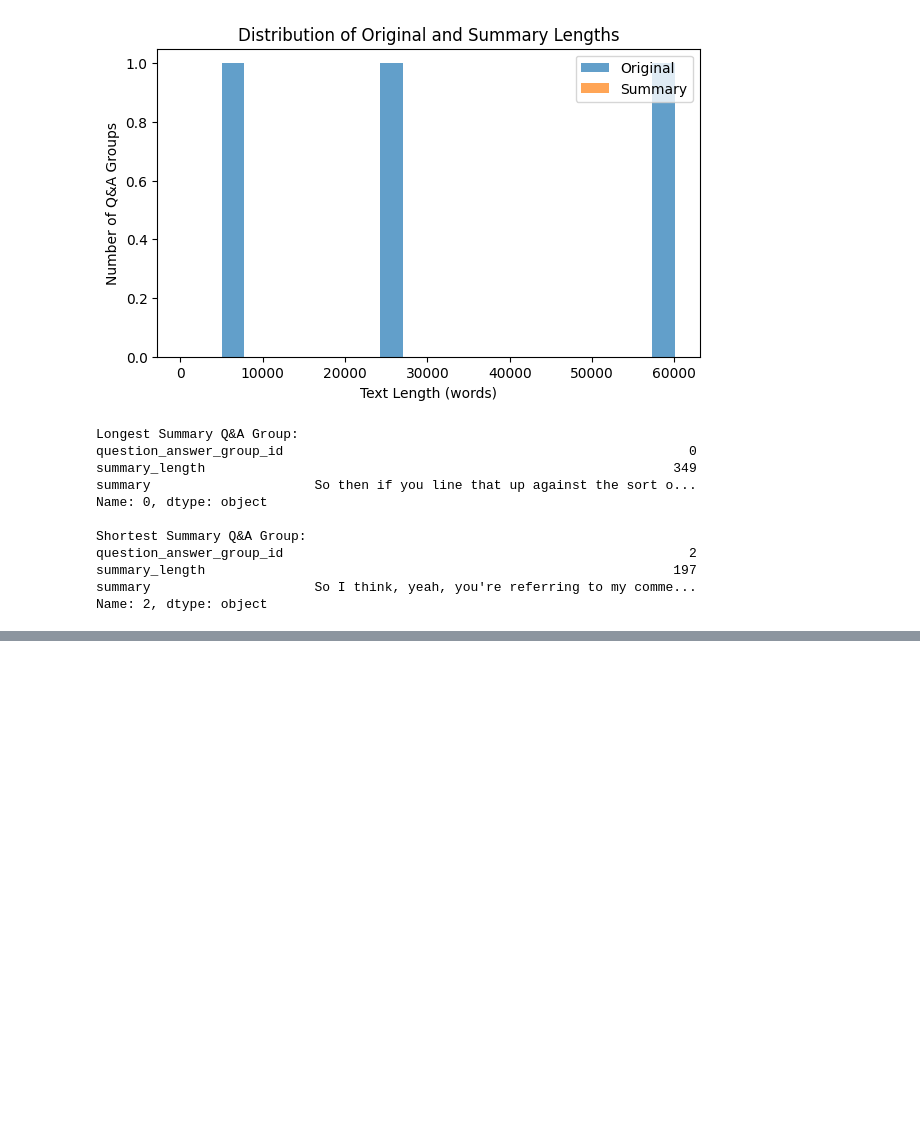
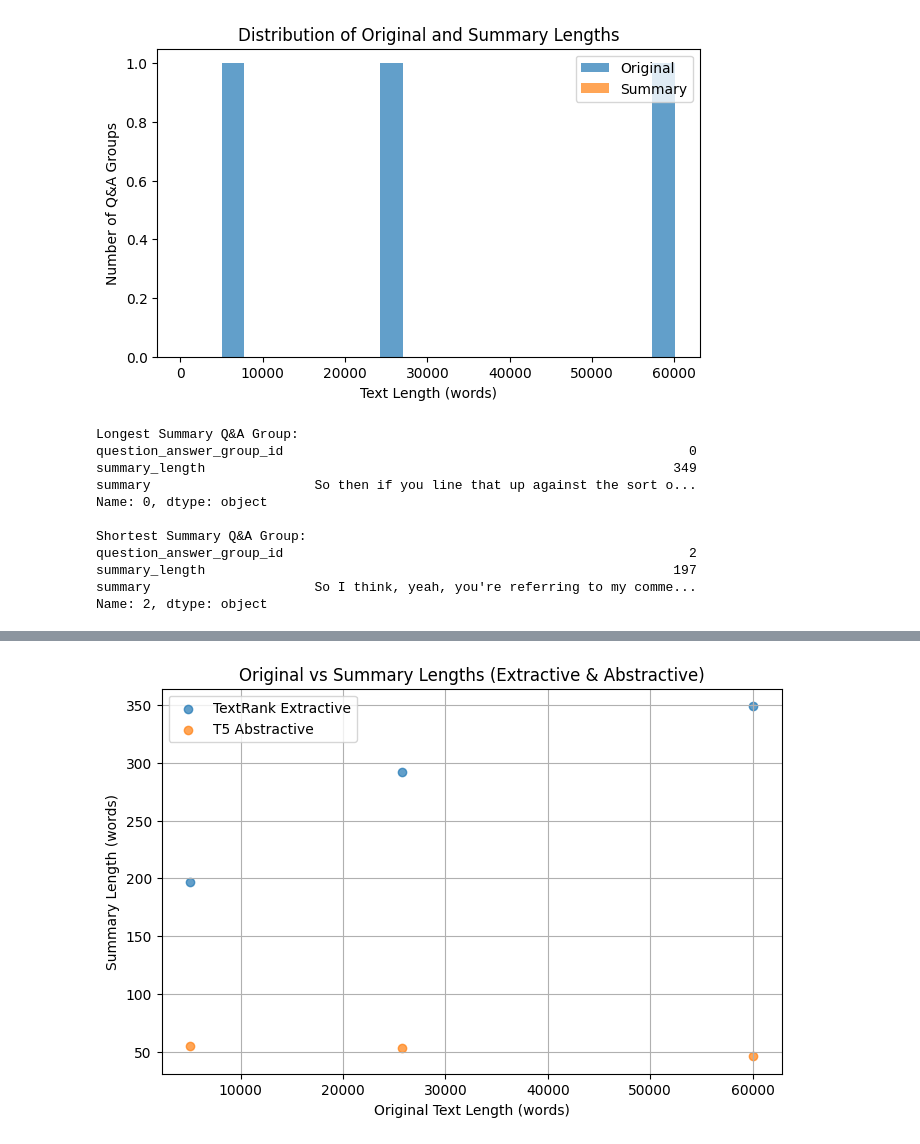
Before and after one commit to EErlando/Quarterly-Bytes, a Jupyter notebook: notebooks/2_exploratory_data_analysis/Text_SUM.ipynb, the cells around one changed output, grey strips where cells are left out. Drawn from its saved outputs; the diff is of its cells as text; code cells hidden in the pictures; blank space fills up the shorter version.

```diff
--- a/notebooks/2_exploratory_data_analysis/Text_SUM.ipynb
+++ b/notebooks/2_exploratory_data_analysis/Text_SUM.ipynb
@@ -233,0 +314,6 @@ nltk.download('punkt_tab')
+# %%
+from transformers import pipeline
+
+# T5 summarization
+
+summarizer = pipeline("summarization", model="t5-small", tokenizer="t5-small")
@@ -233,0 +327,13 @@ nltk.download('punkt_tab')
+# %%
+# You can limit to first 512 tokens for longer content
+def abstractive_summary(text, max_length=60, min_length=15):
+    # Optional: Truncate input for very long groups
+    if len(text.split()) > 500:
+        text = ' '.join(text.split()[:500])
+    # Add "summarize:" prefix for T5
+    input_text = "summarize: " + text
+    summary = summarizer(input_text, max_length=max_length, min_length=min_length, do_sample=False)
+    return summary[0]['summary_text']
+
+# Apply to your grouped_df (may take a while if many rows!)
+grouped_df['t5_summary'] = grouped_df['content'].apply(abstractive_summary)
@@ -233,0 +369,15 @@ nltk.download('punkt_tab')
+# %%
+grouped_df['t5_summary_length'] = grouped_df['t5_summary'].apply(lambda x: len(x.split()))
+
+# plot
+plt.figure(figsize=(8,5))
+plt.scatter(grouped_df['orig_length'], grouped_df['summary_length'], alpha=0.7, label='TextRank Extractive')
+plt.scatter(grouped_df['orig_length'], grouped_df['t5_summary_length'], alpha=0.7, label='T5 Abstractive')
+plt.xlabel('Original Text Length (words)')
+plt.ylabel('Summary Length (words)')
+plt.title('Original vs Summary Lengths (Extractive & Abstractive)')
+plt.legend()
+plt.grid(True)
+plt.show()
+# %% [output]
+[figure, added]
```
Also changed, not shown: parts of 26 cells of this notebook.
